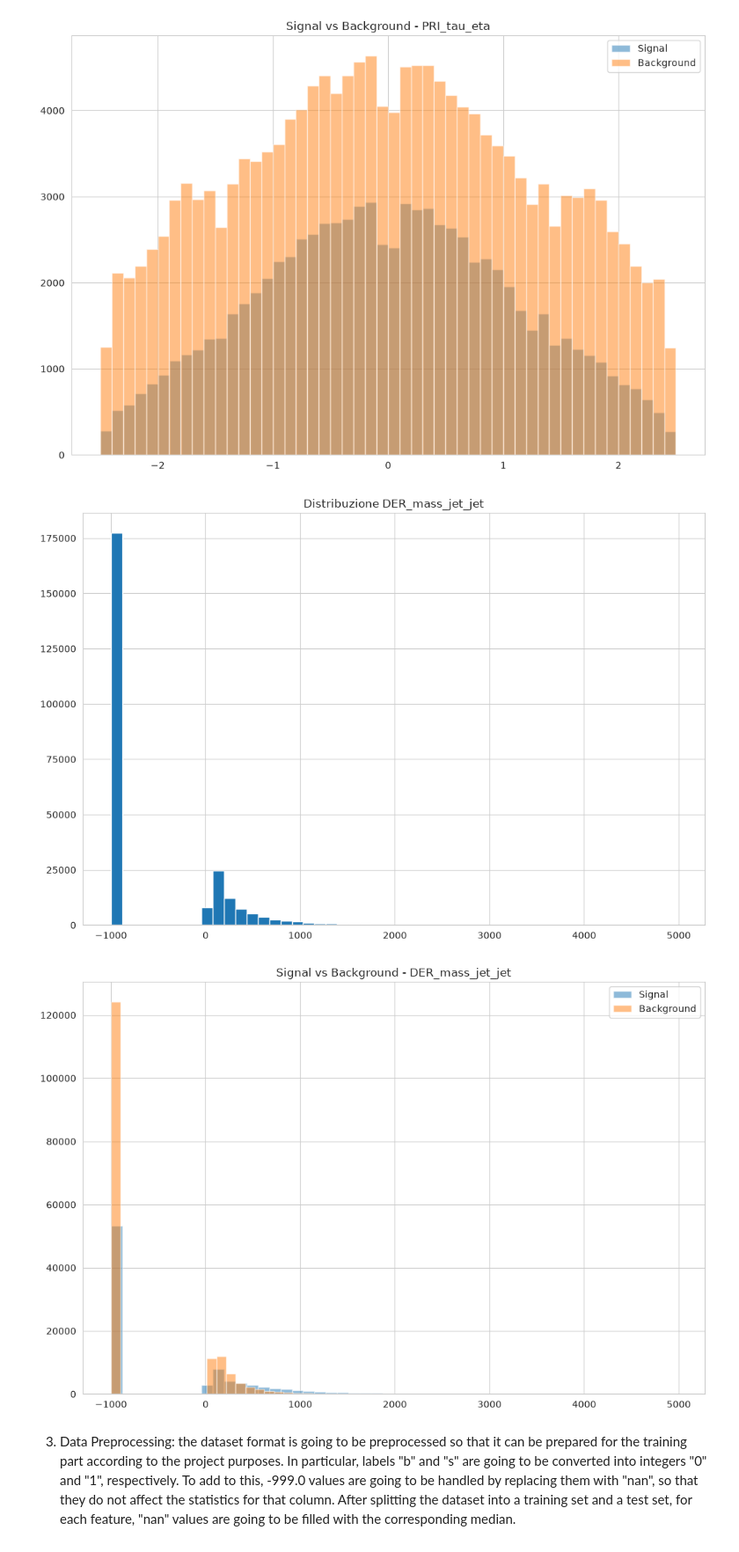
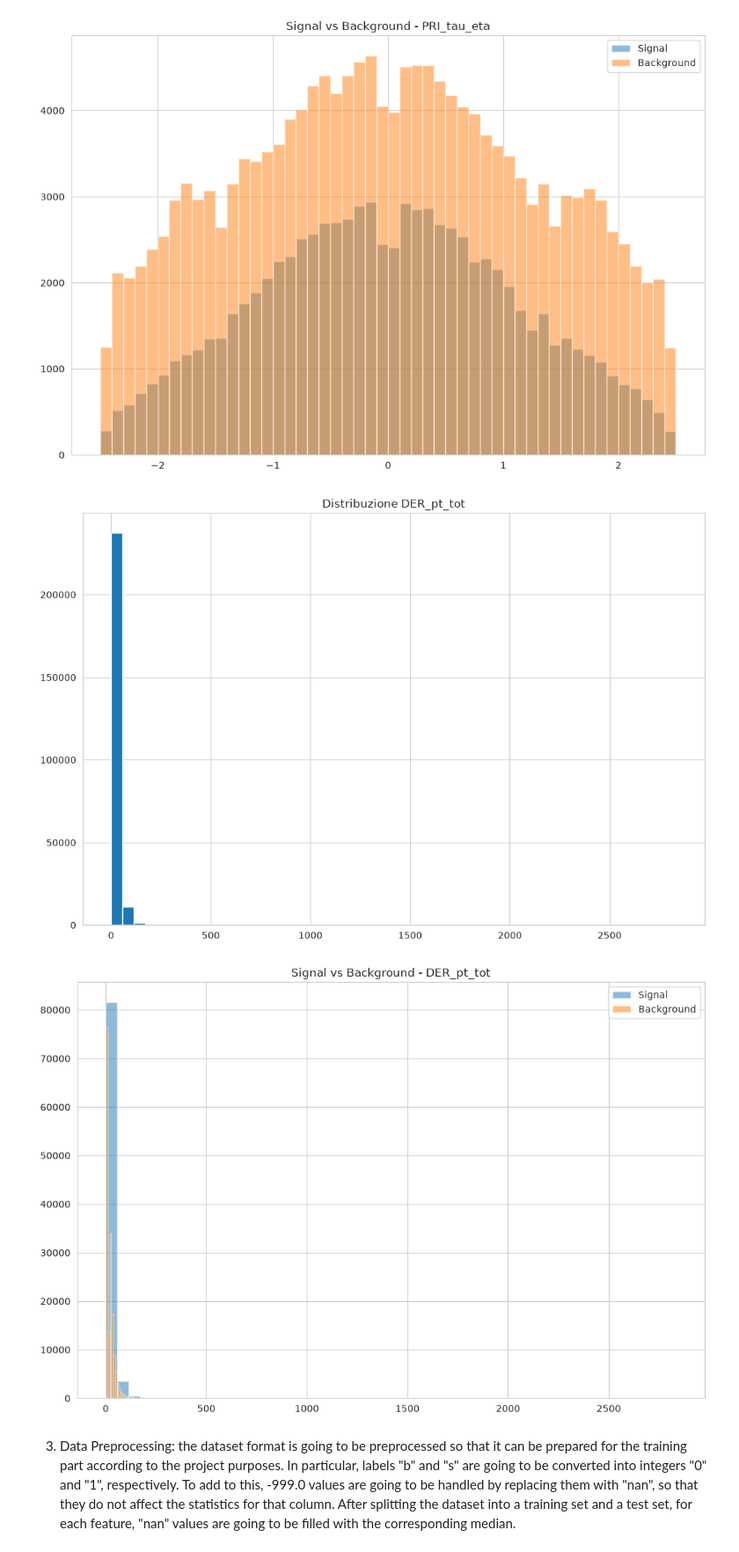
Before and after one commit to feenaldi/SCNSN_Project, a Jupyter notebook: Higgs.ipynb, the cells around one changed output. Shown at 88% size. Saved outputs shown, nothing was run; the diff lists cells and outputs as text; code cells hidden in the pictures.

```diff
--- a/Higgs.ipynb
+++ b/Higgs.ipynb
@@ -170,20 +170,20 @@ plt.show()
 # %% [output]
 [figure]
 # %%
-X_data["DER_mass_jet_jet"].hist(bins=50)
-plt.title("Distribuzione DER_mass_jet_jet")
+X_data["DER_pt_tot"].hist(bins=50)
+plt.title("Distribuzione DER_pt_tot")
 plt.show()
 # %% [output]
-[figure, old version]
+[figure, new version]
 # %%
-plt.hist(signal["DER_mass_jet_jet"], bins=50, alpha=0.5, label="Signal")
-plt.hist(background["DER_mass_jet_jet"], bins=50, alpha=0.5, label="Background")
+plt.hist(signal["DER_pt_tot"], bins=50, alpha=0.5, label="Signal")
+plt.hist(background["DER_pt_tot"], bins=50, alpha=0.5, label="Background")
 
 plt.legend()
-plt.title("Signal vs Background - DER_mass_jet_jet")
+plt.title("Signal vs Background - DER_pt_tot")
 plt.show()
 # %% [output]
-[figure, old version]
+[figure, new version]
 # %% [markdown]
 3. Data Preprocessing: the dataset format is going to be preprocessed so that it can be prepared for the training part according to the project purposes. In particular, labels "b" and "s" are going to be converted into integers "0" and "1", respectively. To add to this, -999.0 values are going to be handled by replacing them with "nan", so that they do not affect the statistics for that column. After splitting the dataset into a training set and a test set, for each feature, "nan" values are going to be filled with the corresponding median.
 # %%
```
Also changed, not shown: parts of 19 cells of this notebook, 19 other files.
